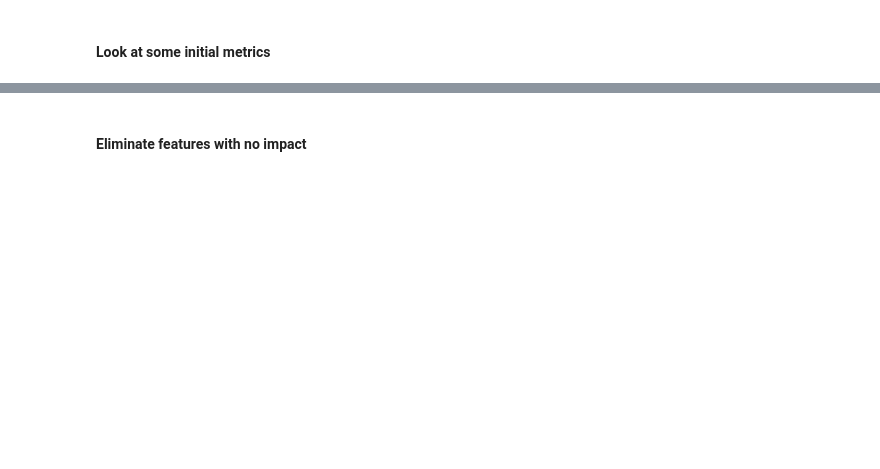
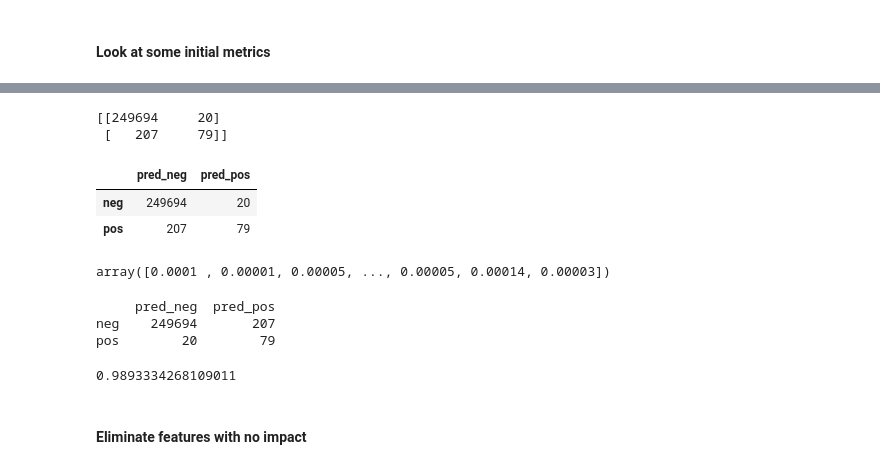
Before and after one commit to michaelwoline/Portfolio, a Jupyter notebook: notebooks-projects-code-notes/ML_Ad_Tracking_Fraud_detection_Kaggle.ipynb, the cells around one changed output, grey strips where cells are left out. Cells and saved outputs as stored; diff of their text form; code cells hidden in the pictures; blank space fills up the shorter version.

```diff
--- a/notebooks-projects-code-notes/ML_Ad_Tracking_Fraud_detection_Kaggle.ipynb
+++ b/notebooks-projects-code-notes/ML_Ad_Tracking_Fraud_detection_Kaggle.ipynb
@@ -431,0 +541,27 @@ roc_auc_score(y_test, y_pred)
+# %%
+cm_tmp = confusion_matrix(y_valid, y_pred)
+df_cm = pd.DataFrame(cm_tmp,
+             columns=['pred_neg', 'pred_pos'], index=['neg', 'pos'])
+print(cm_tmp)
+df_cm
+# %% [output]
+[[249694     20]
+ [   207     79]]
+|  | pred_neg | pred_pos |
+| neg | 249694 | 20 |
+| pos | 207 | 79 |
+# %%
+y_pred_proba[:,1]
+# %% [output]
+array([0.0001 , 0.00001, 0.00005, ..., 0.00005, 0.00014, 0.00003])
+# %%
+print(pd.DataFrame(confusion_matrix(y_pred, y_valid),
+             columns=['pred_neg', 'pred_pos'], index=['neg', 'pos']))
+# %% [output]
+     pred_neg  pred_pos
+neg    249694       207
+pos        20        79
+# %%
+roc_auc_score( y_valid, y_pred_proba[:,1])
+# %% [output]
+0.9893334268109011
```
Also changed, not shown: parts of 35 cells of this notebook.
